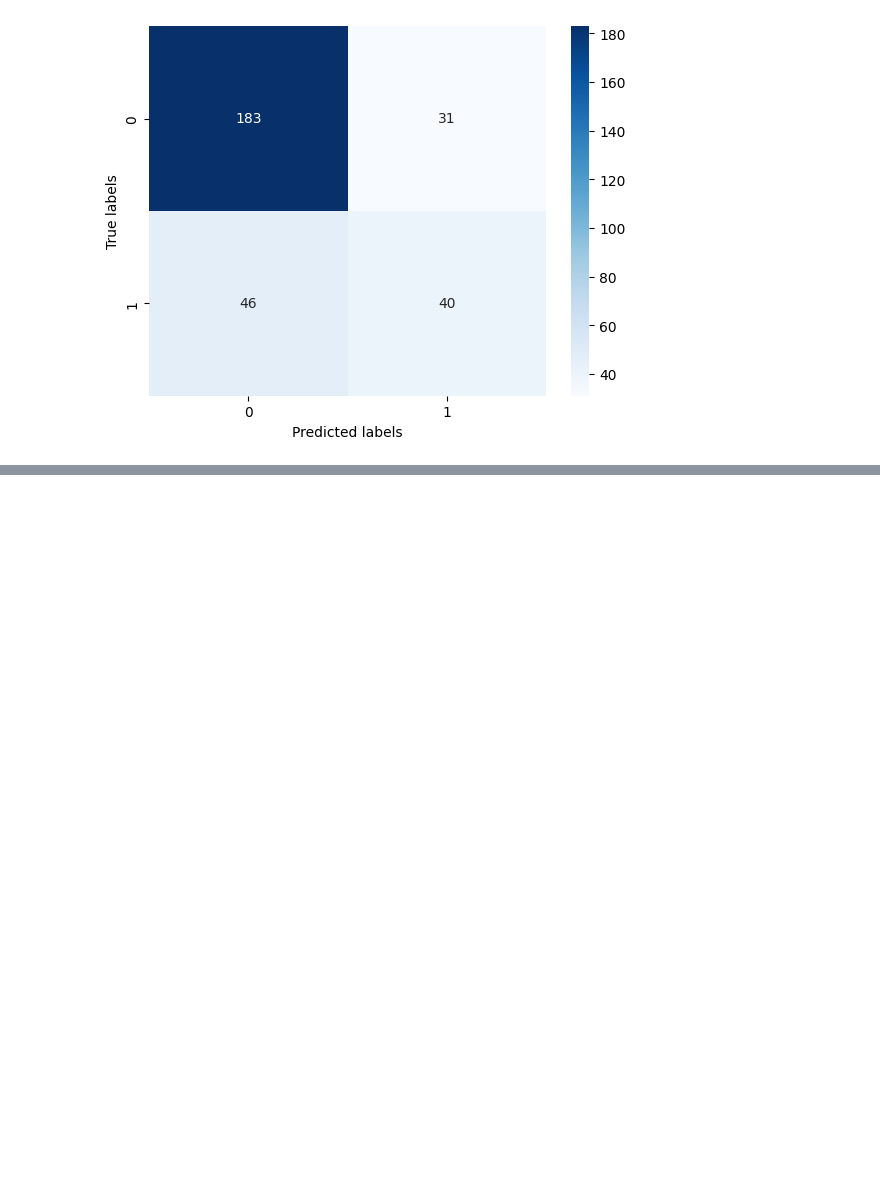
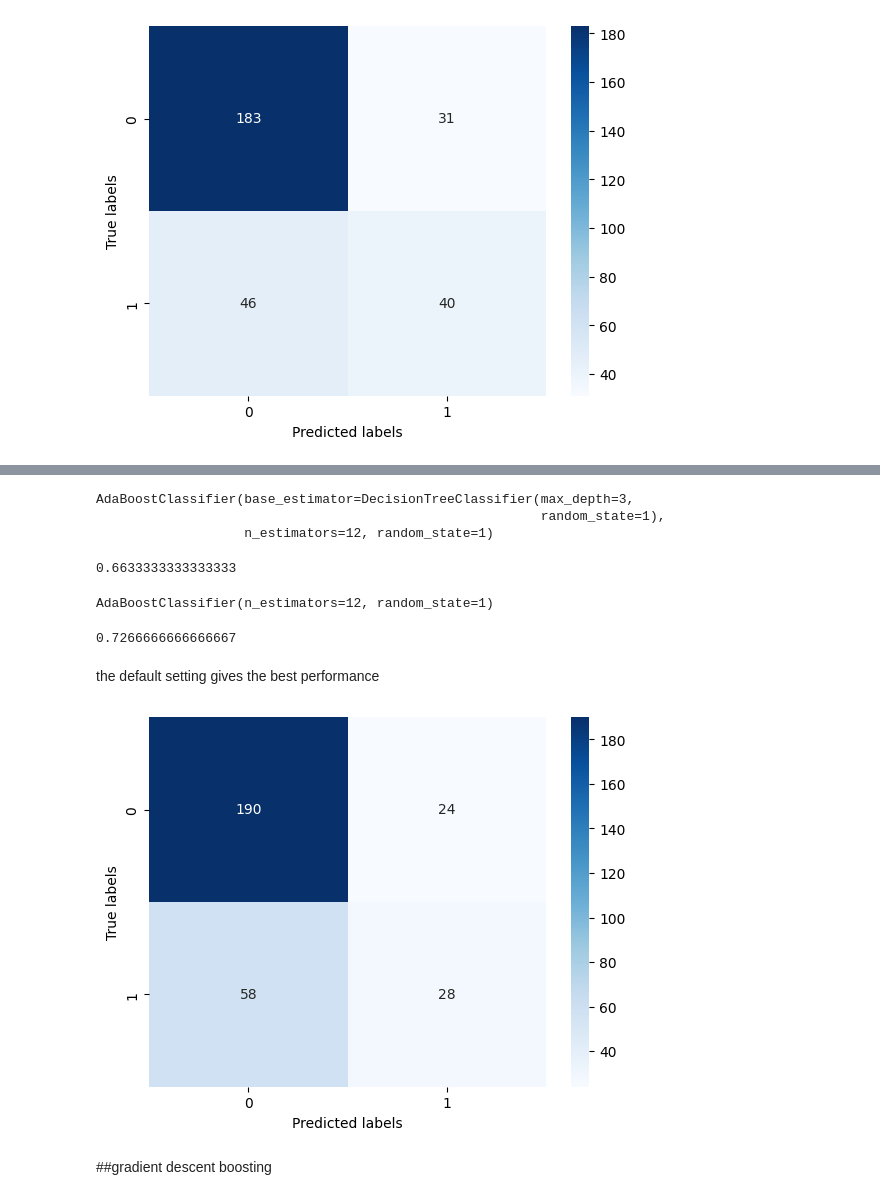
Before and after one commit to manasdhir/loan-defaulter-classification, a Jupyter notebook: Decision_trees.ipynb, the cells around one changed output, grey strips where cells are left out. Saved outputs shown, nothing was run; the diff lists cells and outputs as text; code cells hidden in the pictures; blank space fills up the shorter version.

```diff
--- a/Decision_trees.ipynb
+++ b/Decision_trees.ipynb
@@ -242,0 +302,4 @@ plt.show()
+# %%
+from sklearn.ensemble import AdaBoostClassifier
+clf=AdaBoostClassifier(base_estimator=dTree,n_estimators=12,random_state=1)
+clf.fit(x_train,y_train)
@@ -242,0 +313,35 @@ plt.show()
+# %%
+from sklearn.ensemble import AdaBoostClassifier
+clf=AdaBoostClassifier(base_estimator=dTreeR,n_estimators=12,random_state=1)
+clf.fit(x_train,y_train)
+# %% [output]
+AdaBoostClassifier(base_estimator=DecisionTreeClassifier(max_depth=3,
+                                                         random_state=1),
+                   n_estimators=12, random_state=1)
+# %%
+clf.score(x_test,y_test)
+# %% [output]
+0.6633333333333333
+# %%
+from sklearn.ensemble import AdaBoostClassifier
+clf=AdaBoostClassifier(n_estimators=12,random_state=1)
+clf.fit(x_train,y_train)
+# %% [output]
+AdaBoostClassifier(n_estimators=12, random_state=1)
+# %%
+clf.score(x_test,y_test)
+# %% [output]
+0.7266666666666667
+# %% [markdown]
+the default setting gives the best performance
+# %%
+y_pred=clf.predict(x_test)
+cm = confusion_matrix(y_test,y_pred)
+sns.heatmap(cm, annot=True, fmt="d", cmap="Blues")
+plt.xlabel('Predicted labels')
+plt.ylabel('True labels')
+plt.show()
+# %% [output]
+[figure, added]
+# %% [markdown]
+##gradient descent boosting
```
Also changed, not shown: parts of 35 cells of this notebook.
